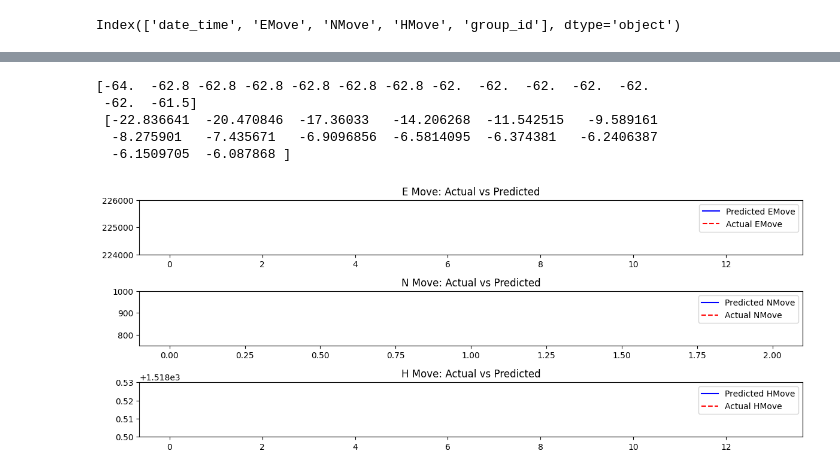
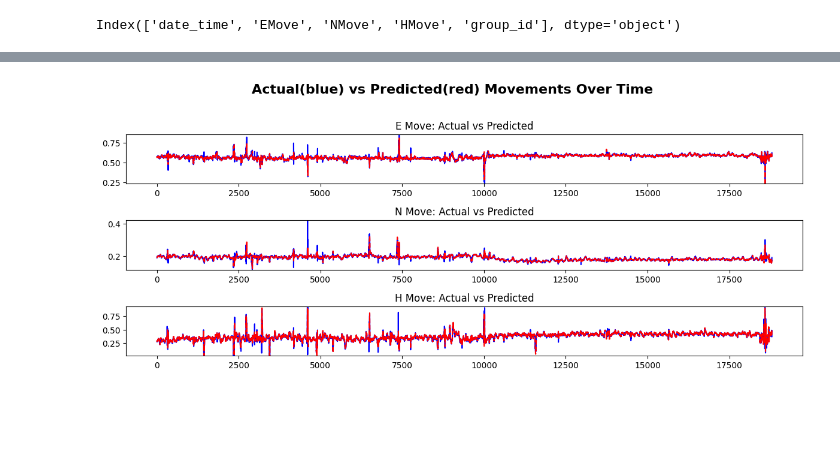
Before and after one commit to andrew76214/Slope-Detection-Taiwan, a Jupyter notebook: TemperalFusionTransformer.ipynb, the cells around one changed output, grey strips where cells are left out. Saved outputs shown, nothing was run; the diff lists cells and outputs as text; code cells hidden in the pictures; blank space fills up the shorter version.

```diff
--- a/TemperalFusionTransformer.ipynb
+++ b/TemperalFusionTransformer.ipynb
@@ -11,7 +11,7 @@ import torch.nn as nn
 from pytorch_forecasting import TimeSeriesDataSet
 from pytorch_forecasting.data.encoders import MultiNormalizer,TorchNormalizer,GroupNormalizer
 # %%
-data_g2 = pd.read_csv("./Data/Kaohsiung/g2_scaled.csv",delimiter=';')
+data_g2 = pd.read_csv("./Data/Nantou/cn01_scaled.csv",delimiter=';')
 data = data_g2
 
 features = ['date_time']
@@ -401,50 +365,43 @@ tensor([[ -64.0000,  -62.8000,  -62.8000,  -62.8000,  -62.8000,  -62.8000,
 # %%
 import matplotlib.pyplot as plt
 
-# Find global min and max for y-axis across all movement components
-y_min = 750  # You can adjust this to the actual min of your data
-y_max = 1000  # You can adjust this to the actual max of your data
 
 # Plot predictions vs actual values for each movement component
 plt.figure(figsize=(12, 6))
 
+plt.suptitle("Actual(blue) vs Predicted(red) Movements Over Time", fontsize=16, fontweight='bold', y=1.02)
+n=max_prediction_length
 # For EMove (target 0)
-actuals_E = actuals[0,:].cpu().numpy()
-predicted_E = predictions[0,:].cpu().numpy()
-print(actuals_E,'\n',predicted_E)
+actuals_E = actuals[0,:,::n].cpu().numpy()
+predicted_E = predictions[0,:,::n].cpu().numpy()
+
 plt.subplot(4, 1, 1)
-plt.plot(predicted_E, label="Predicted EMove", color='blue')
-plt.plot(actuals_E, label="Actual EMove", color='red', linestyle='dashed')
+plt.plot(actuals_E, label="Actual EMove", color='blue')
+plt.plot(predicted_E, label="Predicted EMove", color='red', linestyle='dashed')
 plt.title("E Move: Actual vs Predicted")
-plt.ylim(224000,226000)  # Set same y-axis range
-plt.legend()
+plt.ylim([np.min(actuals_E), np.max(actuals_E)])  # Set same y-axis range
 
 # For NMove (target 1)
-actuals_N = actuals[:, 1].cpu().numpy()
-predicted_N = predictions[:, 1].cpu().numpy()
+actuals_N = actuals[1,:,::n].cpu().numpy()
+predicted_N = predictions[1,:,::n].cpu().numpy()
 plt.subplot(4, 1, 2)
-plt.plot(predicted_N, label="Predicted NMove", color='blue')
-plt.plot(actuals_N, label="Actual NMove", color='red', linestyle='dashed')
+plt.plot(actuals_N, label="Actual NMove", color='blue')
+plt.plot(predicted_N ,label="Predicted NMove", color='red', linestyle='dashed')
 plt.title("N Move: Actual vs Predicted")
-plt.ylim(y_min, y_max)  # Set same y-axis range
-plt.legend()
+plt.ylim([np.min(actuals_N), np.max(actuals_N)])  # Set same y-axis range
+
 
 # For HMove (target 2)
-actuals_H = actuals[2,:].cpu().numpy()
-predicted_H = predictions[2,:].cpu().numpy()
+actuals_H = actuals[2,:,::n].cpu().numpy()
+predicted_H = predictions[2,:,::n].cpu().numpy()
 plt.subplot(4, 1, 3)
-plt.plot(predicted_H, label="Predicted HMove", color='blue')
-plt.plot(actuals_H, label="Actual HMove", color='red', linestyle='dashed')
+plt.plot(actuals_H, label="Actual HMove", color='blue')
+plt.plot(predicted_H, label="Predicted HMove", color='red', linestyle='dashed')
 plt.title("H Move: Actual vs Predicted")
-plt.ylim(1518.5,1518.53)  # Set same y-axis range
-plt.legend()
+plt.ylim([np.min(actuals_H), np.max(actuals_H)])  # Set same y-axis range
+
 
 plt.tight_layout()
 plt.show()
 # %% [output]
-[-64.  -62.8 -62.8 -62.8 -62.8 -62.8 -62.8 -62.  -62.  -62.  -62.  -62.
- -62.  -61.5]
- [-22.836641  -20.470846  -17.36033   -14.206268  -11.542515   -9.589161
-  -8.275901   -7.435671   -6.9096856  -6.5814095  -6.374381   -6.2406387
-  -6.1509705  -6.087868 ]
-[figure, old version]
+[figure, new version]
```
Also changed, not shown: parts of 12 cells of this notebook.
